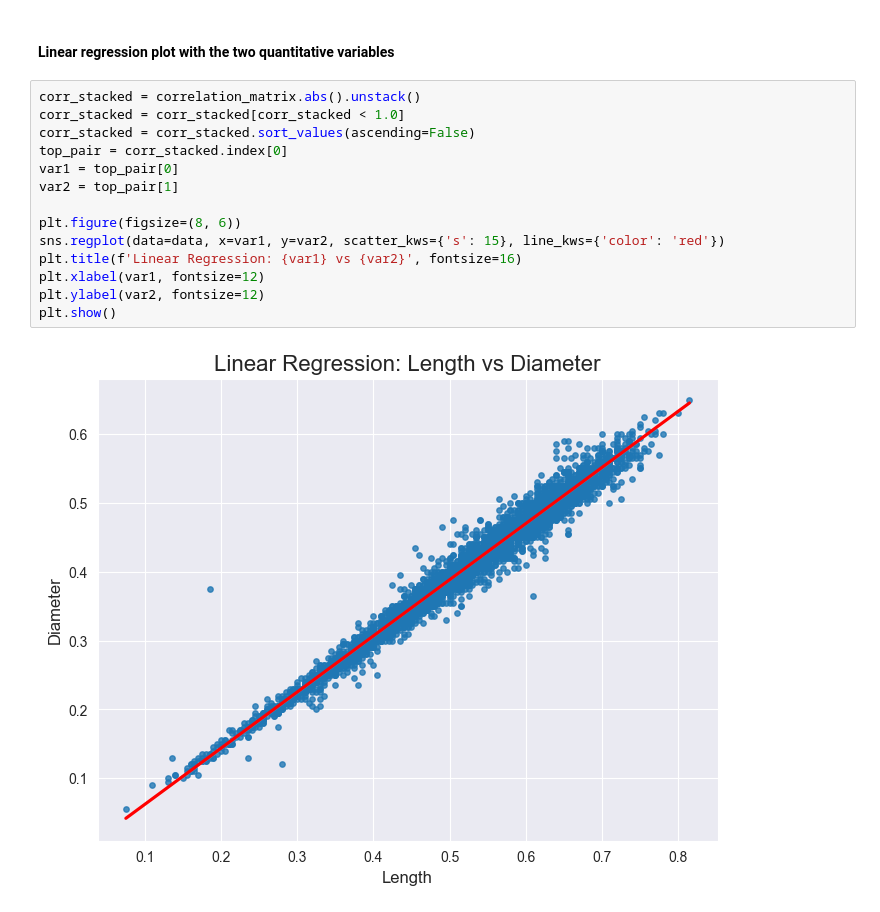
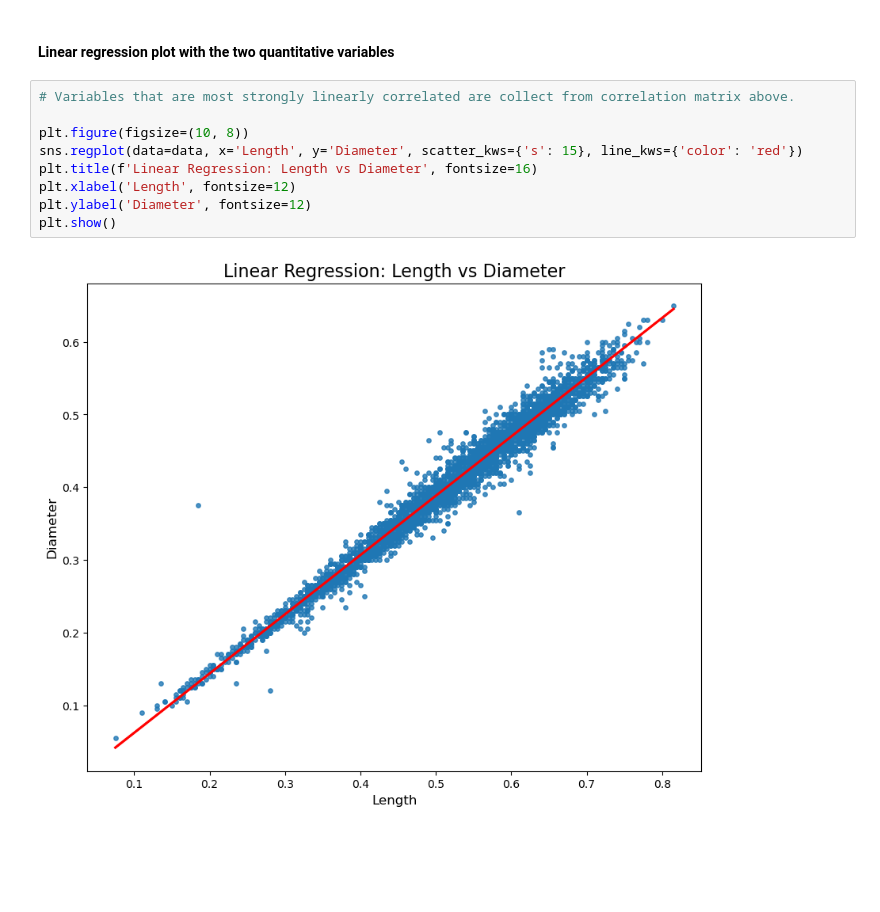
Before and after one commit to EmelusP/PIP, a Jupyter notebook: PIP_Task1/Task1.ipynb, the cells around one changed output. Drawn from its saved outputs; the diff is of its cells as text; blank space fills up the shorter version.

```diff
--- a/PIP_Task1/Task1.ipynb
+++ b/PIP_Task1/Task1.ipynb
@@ -147,18 +147,13 @@ plt.show()
 # %% [markdown]
 #### Linear regression plot with the two quantitative variables
 # %%
-corr_stacked = correlation_matrix.abs().unstack()
-corr_stacked = corr_stacked[corr_stacked < 1.0]
-corr_stacked = corr_stacked.sort_values(ascending=False)
-top_pair = corr_stacked.index[0]
-var1 = top_pair[0]
-var2 = top_pair[1]
+# Variables that are most strongly linearly correlated are collect from correlation matrix above.
 
-plt.figure(figsize=(8, 6))
-sns.regplot(data=data, x=var1, y=var2, scatter_kws={'s': 15}, line_kws={'color': 'red'})
-plt.title(f'Linear Regression: {var1} vs {var2}', fontsize=16)
-plt.xlabel(var1, fontsize=12)
-plt.ylabel(var2, fontsize=12)
+plt.figure(figsize=(10, 8))
+sns.regplot(data=data, x='Length', y='Diameter', scatter_kws={'s': 15}, line_kws={'color': 'red'})
+plt.title(f'Linear Regression: Length vs Diameter', fontsize=16)
+plt.xlabel('Length', fontsize=12)
+plt.ylabel('Diameter', fontsize=12)
 plt.show()
 # %% [output]
-[figure, old version]
+[figure, new version]
```
Also changed, not shown: parts of 5 cells of this notebook.
